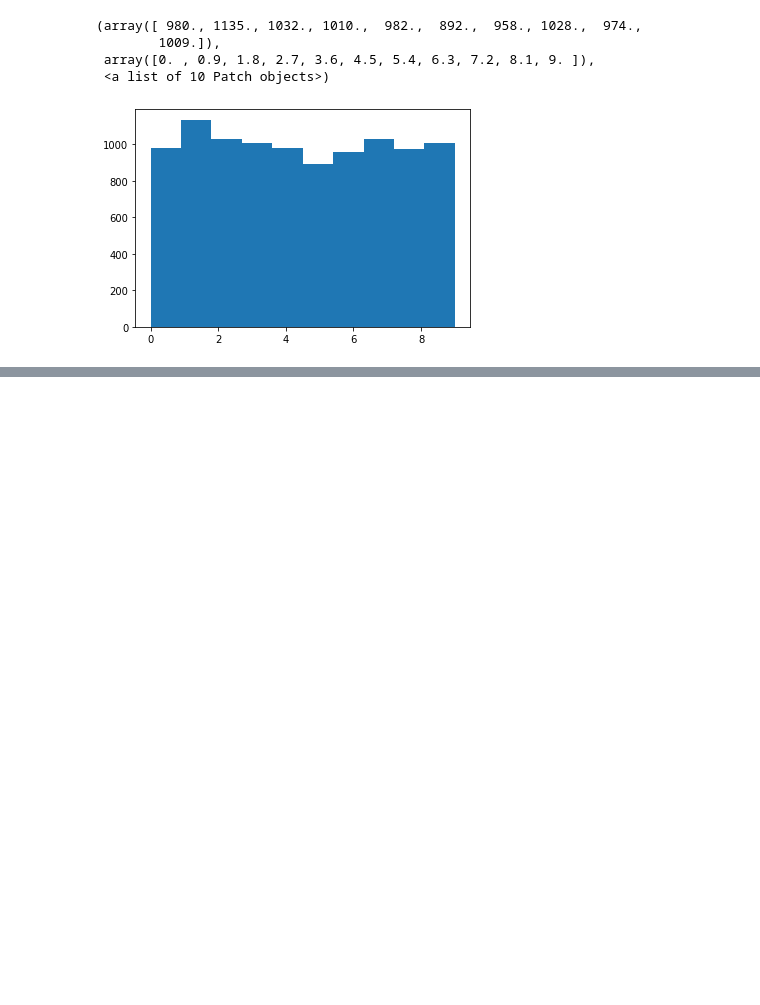
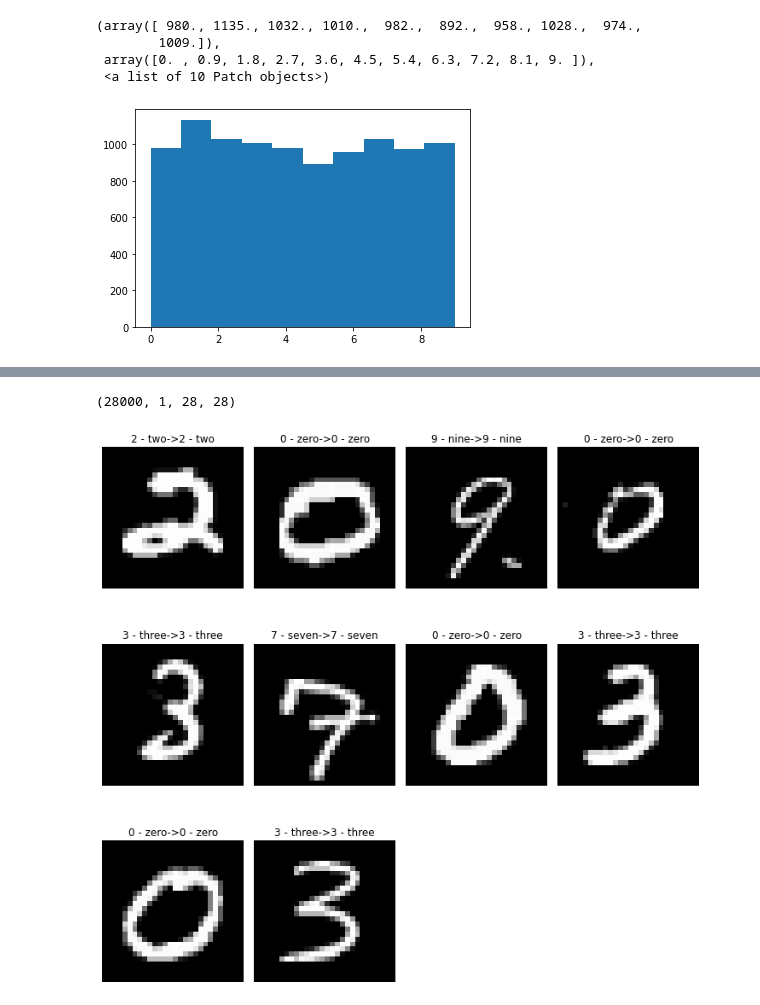
Before and after one commit to Wardun-Islam/deep_neural_network, a Jupyter notebook: PyTorch/LeNet/LeNet.ipynb, the cells around one changed output, grey strips where cells are left out. Drawn from its saved outputs; the diff is of its cells as text; code cells hidden in the pictures; blank space fills up the shorter version.

Commit message:
Submitted on https://www.kaggle.com/c/digit-recognizer/

```diff
--- a/PyTorch/LeNet/LeNet.ipynb
+++ b/PyTorch/LeNet/LeNet.ipynb
@@ -248,0 +269,4 @@ test_image_show(test_images,test_labels, preds)
+# %%
+import pandas as pd
+df = pd.read_csv('test.csv')# csv dataset from https://www.kaggle.com/c/digit-recognizer/overview
+print(df)
@@ -248,0 +288,13 @@ test_image_show(test_images,test_labels, preds)
+# %%
+test_dataset = df.to_numpy()
+test_dataset_image = test_dataset.reshape(test_dataset.shape[0],1,28,28)
+test_dataset_image.shape
+# %% [output]
+(28000, 1, 28, 28)
+# %%
+outputs = model(torch.from_numpy(test_dataset_image).float().to(device))
+_, preds = torch.max(outputs, 1)
+# print(preds)
+test_image_show(test_dataset_image[:10],preds[:10], preds[:10])
+# %% [output]
+[figure, added]
```
Also changed, not shown: parts of 10 cells of this notebook.
